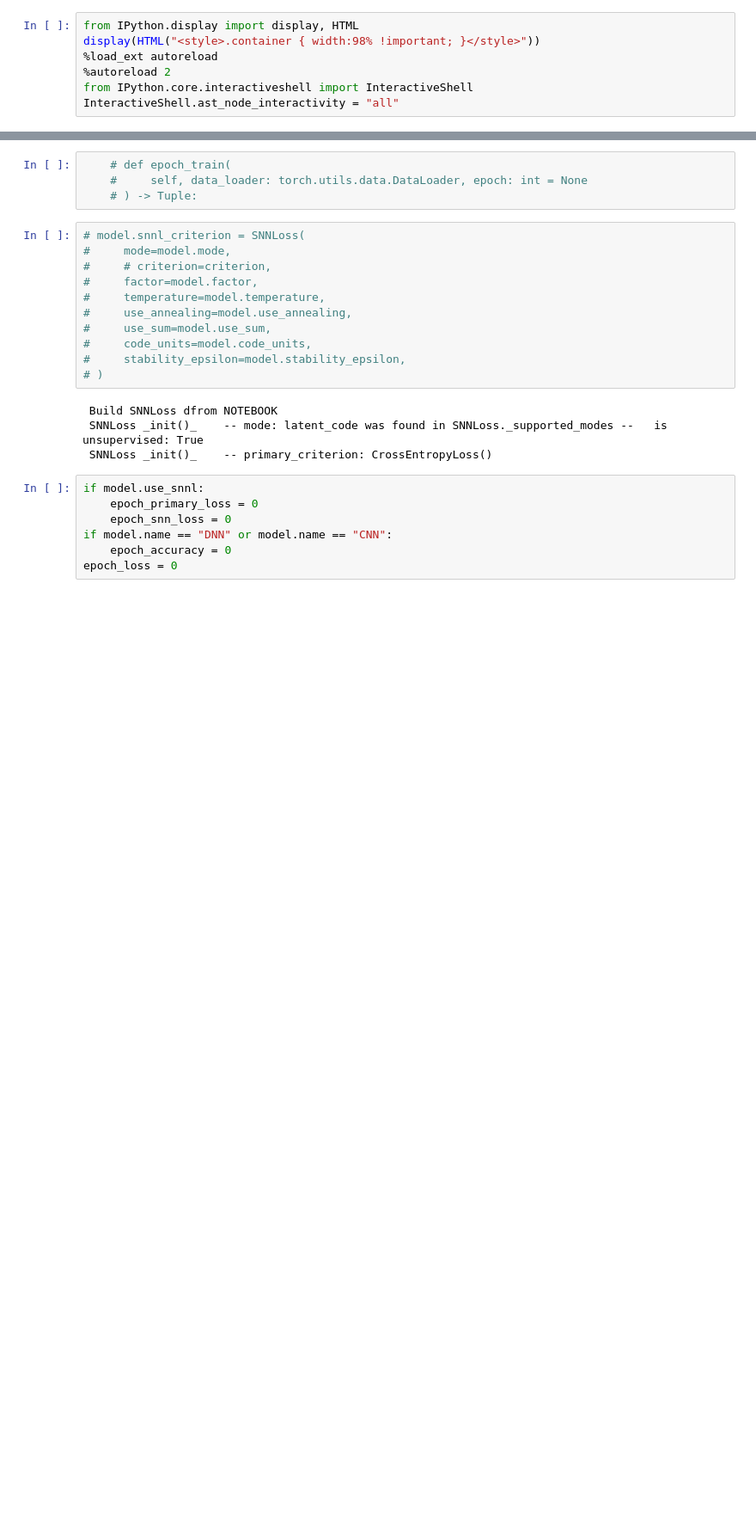
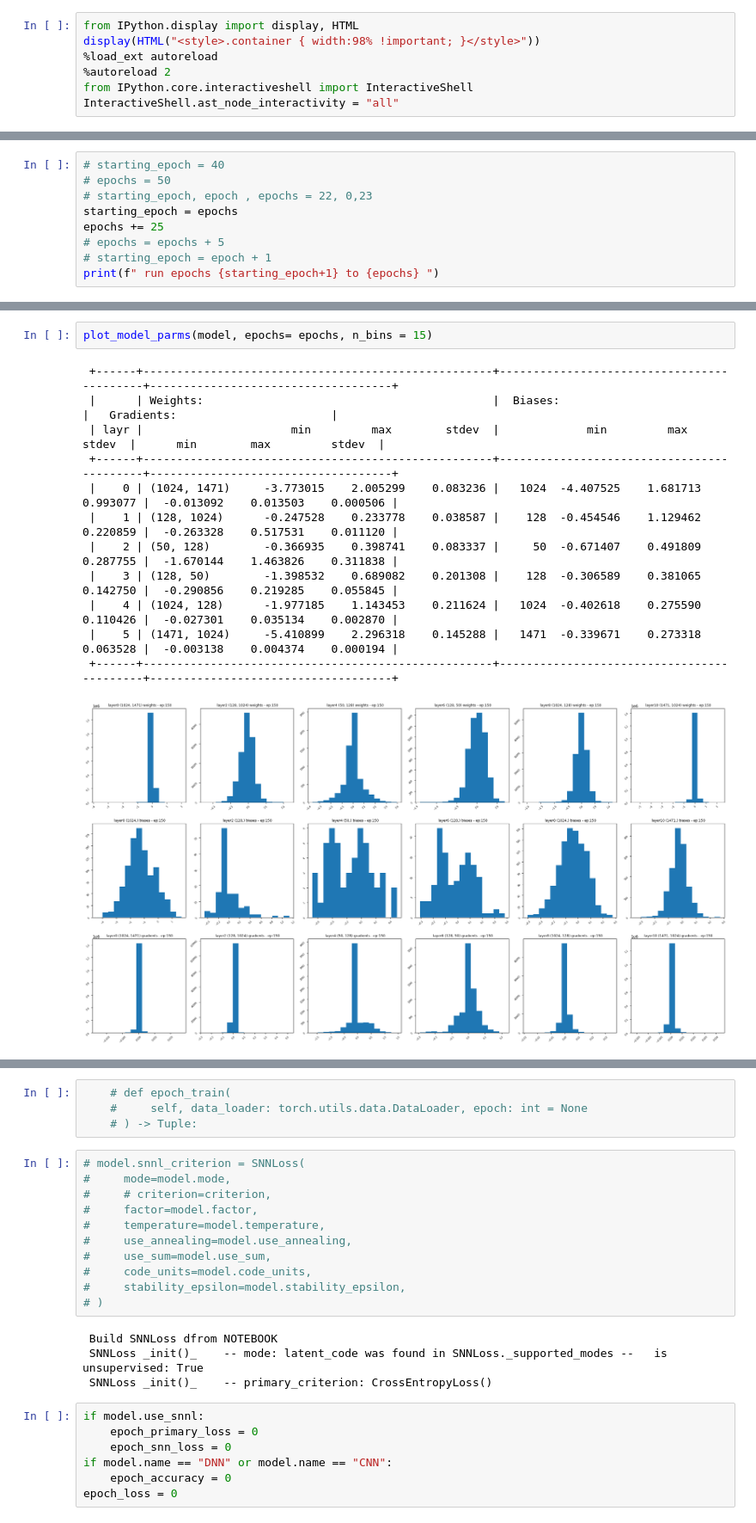
Before and after one commit to kbardool/CellPainting-SNNL, a Jupyter notebook: Autoencoder_dev.ipynb, the cells around one changed output, grey strips where cells are left out. Shown at 86% size. Drawn from its saved outputs; the diff is of its cells as text; blank space fills up the shorter version.

```diff
--- a/Autoencoder_dev.ipynb
+++ b/Autoencoder_dev.ipynb
@@ -378,0 +406,9 @@ NameError: name 'epoch_loss' is not defined
+# %%
+# starting_epoch = 40
+# epochs = 50
+# starting_epoch, epoch , epochs = 22, 0,23
+starting_epoch = epochs
+epochs += 25
+# epochs = epochs + 5
+# starting_epoch = epoch + 1
+print(f" run epochs {starting_epoch+1} to {epochs} ")
@@ -378,0 +464,15 @@ NameError: name 'epoch_loss' is not defined
+# %%
+plot_model_parms(model, epochs= epochs, n_bins = 15)
+# %% [output]
+ +------+----------------------------------------------------+-------------------------------------------+------------------------------------+
+ |      | Weights:                                           |  Biases:                                  |   Gradients:                       |
+ | layr |                      min         max        stdev  |             min         max        stdev  |      min        max         stdev  |
+ +------+----------------------------------------------------+-------------------------------------------+------------------------------------+
+ |    0 | (1024, 1471)     -3.773015    2.005299    0.083236 |   1024  -4.407525    1.681713    0.993077 |  -0.013092    0.013503    0.000506 |
+ |    1 | (128, 1024)      -0.247528    0.233778    0.038587 |    128  -0.454546    1.129462    0.220859 |  -0.263328    0.517531    0.011120 |
+ |    2 | (50, 128)        -0.366935    0.398741    0.083337 |     50  -0.671407    0.491809    0.287755 |  -1.670144    1.463826    0.311838 |
+ |    3 | (128, 50)        -1.398532    0.689082    0.201308 |    128  -0.306589    0.381065    0.142750 |  -0.290856    0.219285    0.055845 |
+ |    4 | (1024, 128)      -1.977185    1.143453    0.211624 |   1024  -0.402618    0.275590    0.110426 |  -0.027301    0.035134    0.002870 |
+ |    5 | (1471, 1024)     -5.410899    2.296318    0.145288 |   1471  -0.339671    0.273318    0.063528 |  -0.003138    0.004374    0.000194 |
+ +------+----------------------------------------------------+-------------------------------------------+------------------------------------+
+[figure, added]
```
Also changed, not shown: parts of 65 cells of this notebook, 15 other files.
